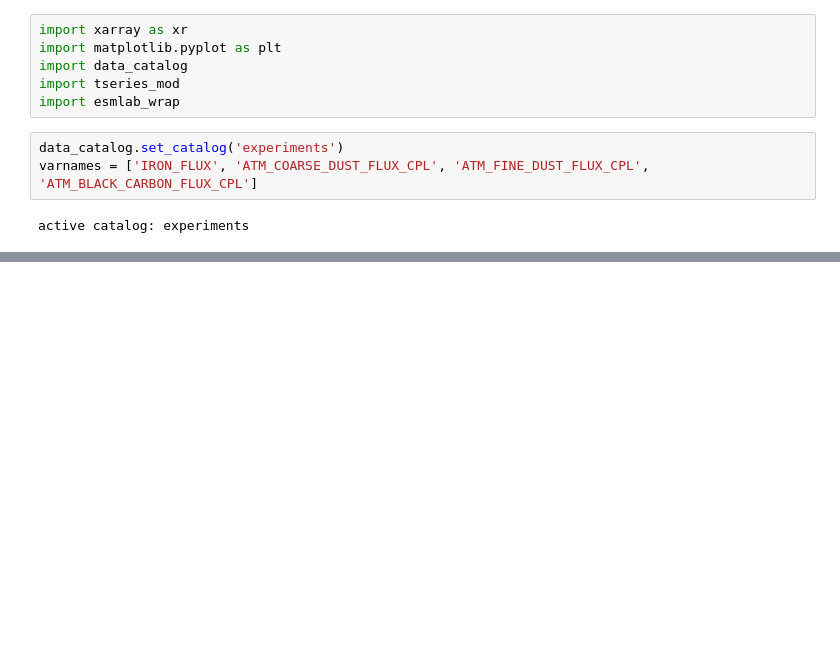
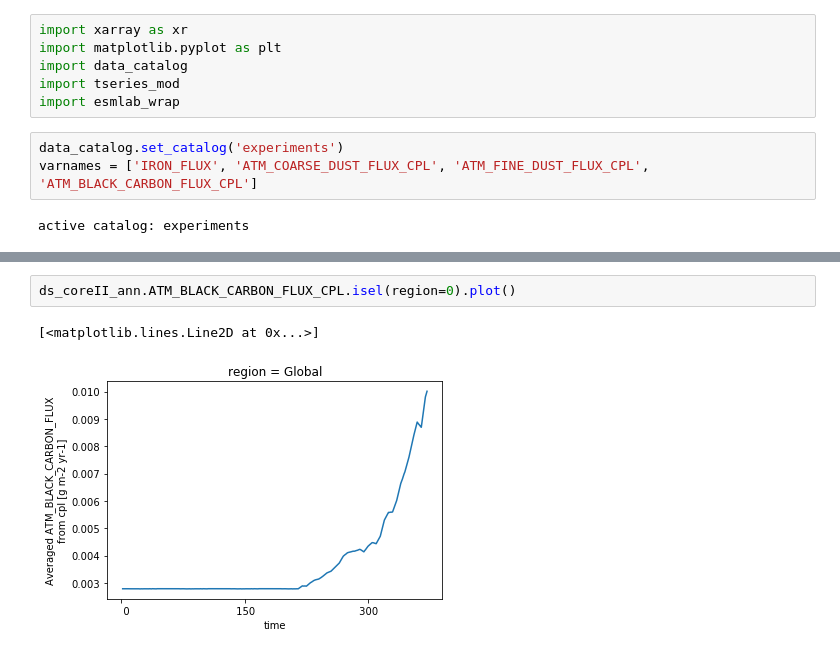
Before and after one commit to klindsay28/CESM2_coup_carb_cycle_JAMES, a Jupyter notebook: IRON_FLUX.ipynb, the cells around one changed output, grey strips where cells are left out. Drawn from its saved outputs; the diff is of its cells as text; blank space fills up the shorter version.

```diff
--- a/IRON_FLUX.ipynb
+++ b/IRON_FLUX.ipynb
@@ -131,0 +132,5 @@ Attributes:
+# %%
+ds_coreII_ann.ATM_BLACK_CARBON_FLUX_CPL.isel(region=0).plot()
+# %% [output]
+[<matplotlib.lines.Line2D at 0x...>]
+[figure, added]
```
Also changed, not shown: parts of 5 cells of this notebook, 14 other files.
